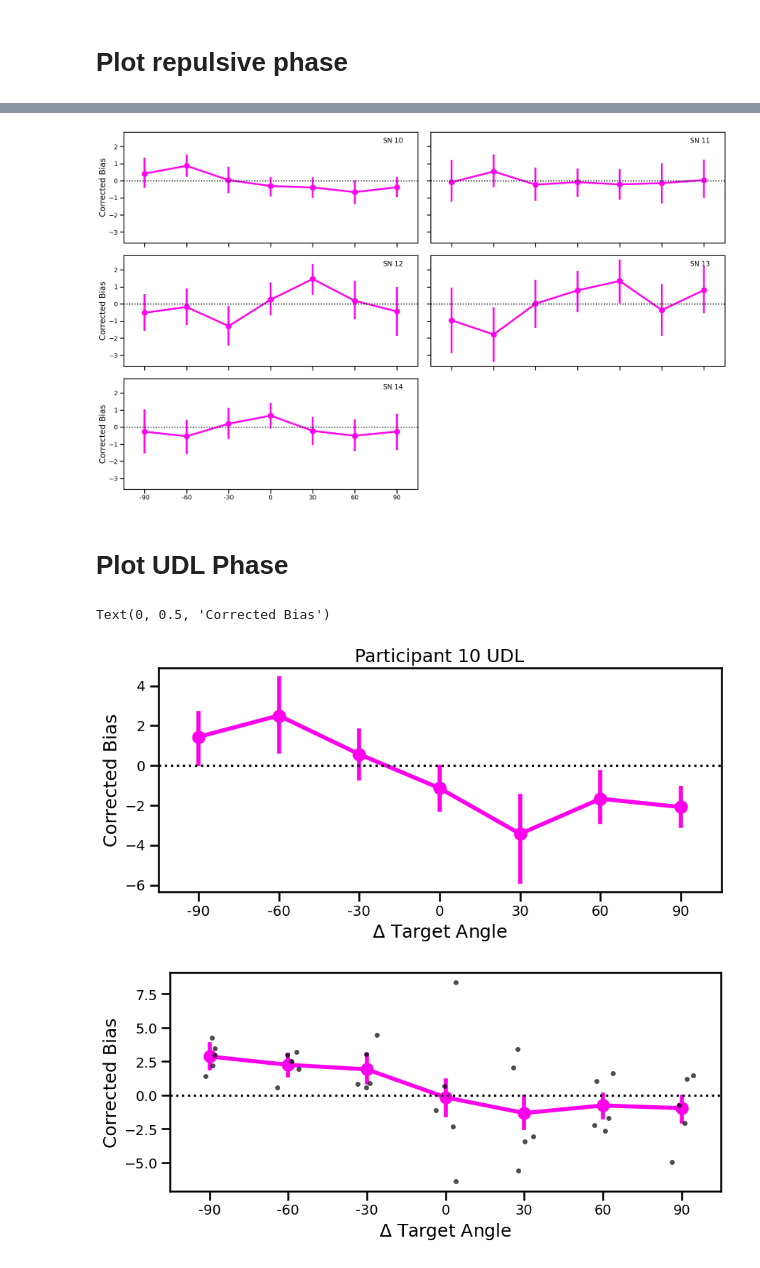
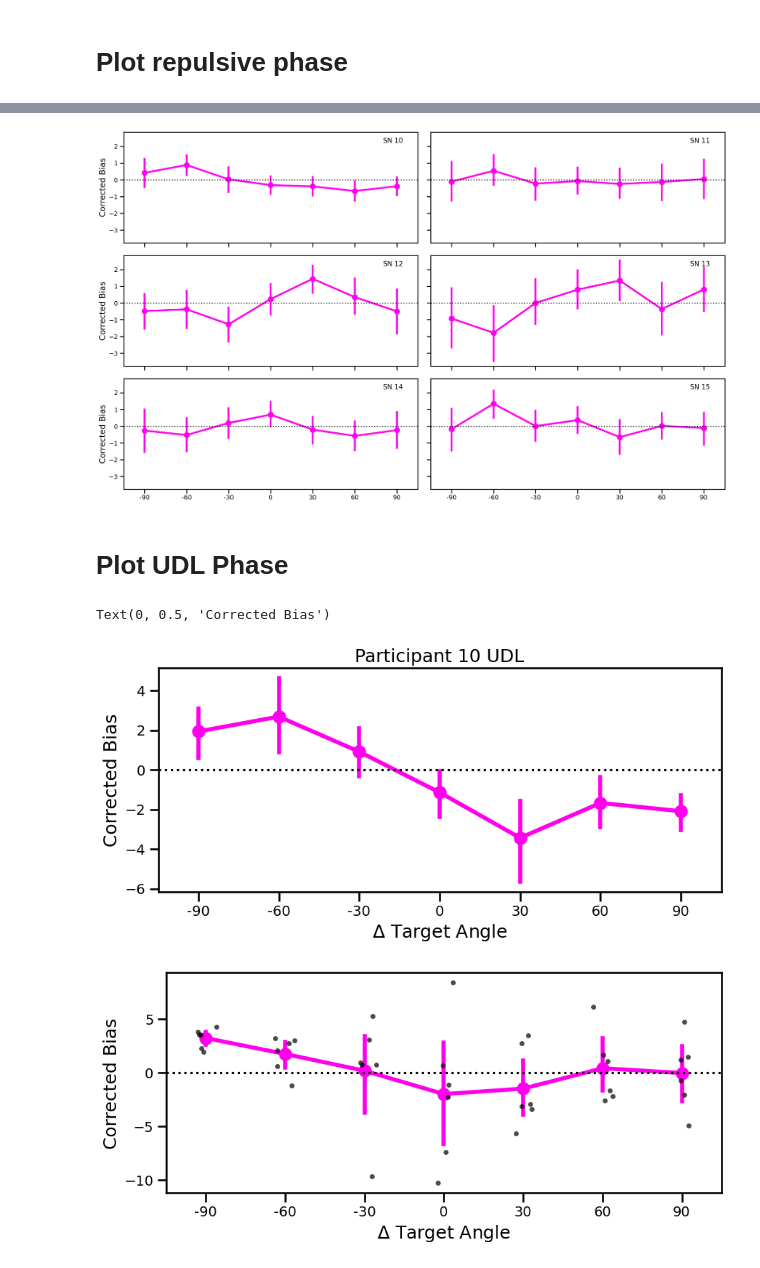
Before and after one commit to abbysun4/UDLR_study, a Jupyter notebook: UDLR_exp1/scripts/UDLR_analysis_SN10+.ipynb, the cells around one changed output, grey strips where cells are left out. Cells and saved outputs as stored; diff of their text form; code cells hidden in the pictures.

```diff
--- a/UDLR_exp1/scripts/UDLR_analysis_SN10+.ipynb
+++ b/UDLR_exp1/scripts/UDLR_analysis_SN10+.ipynb
@@ -58,14 +58,16 @@ CENTRAL_TARGET = {
     11: 60,
     12: 120,
     13: 60,
-    14: 120
+    14: 120,
+    15: 60
 }
 
 SUBJECT_IDS = ["671105437",
                "972519978",
                "854984556",
                "651255439",
-               "180791054"]
+               "180791054",
+               "986564017"]
 
 PARTICIPANTS = sorted(CENTRAL_TARGET)
 # %% [markdown]
@@ -151,7 +153,7 @@ def calculate_se_index(df, y_col):
 
 
 def epoch_mask(data, name):
-    start, stop = epochs[name]
+    start, stop = EPOCHS[name]
     return (data["TN"] >= start) & (data["TN"] < stop)
 # %% [markdown]
 ## Data Wrangling
@@ -341,7 +344,7 @@ for ax in axes[len(PARTICIPANTS):]:
 plt.tight_layout()
 plt.show()
 # %% [output]
-[figure, old version]
+[figure, new version]
 # %% [markdown]
 # Plot UDL Phase
 # %%
@@ -370,38 +373,38 @@ plt.title(f'Participant {subject_num} UDL')
 # plot graph for group level
 fig, ax = plt.subplots(figsize=(10,4))
 sns.pointplot(
-    data=df_udl_constrained,
+    data=subject_means,
     x='target_angle_diff',
     y='corrected_bias_udl_theta_pv',
     estimator='mean',
     errorbar=('ci',95),
     #color='black',
     ax=ax
 )
 
 sns.stripplot(
     data=subject_means,
     x='target_angle_diff',
     y='corrected_bias_udl_theta_pv',
     color='black',
     alpha=0.7,
     jitter=0.15,
     size=5,
     ax=ax
 )
 
 ax.axhline(0, color='black', linestyle=':')
 ax.tick_params(axis='x', labelsize=14)
 ax.tick_params(axis='y', labelsize=14)
 plt.xlabel(r'$\Delta$ Target Angle')
 ## change the name of the x axis
 plt.ylabel('Corrected Bias')
 
 # plt.savefig('withFB.png', dpi=600, bbox_inches='tight')
 # %% [output]
 Text(0, 0.5, 'Corrected Bias')
-[figure, old version]
+[figure, new version]
-[figure, old version]
+[figure, new version]
 # %%
 participants = sorted(df_udl_constrained['SN'].unique())
 
```
Also changed, not shown: parts of 4 cells of this notebook, 3 other files.
